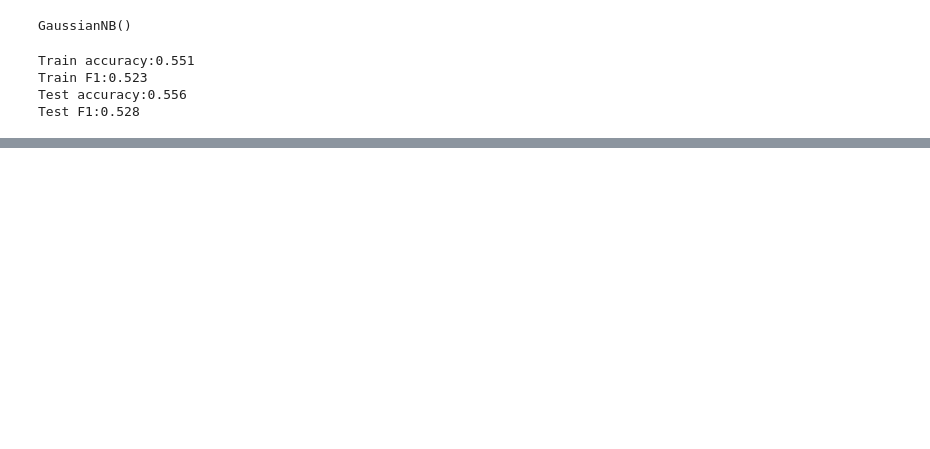
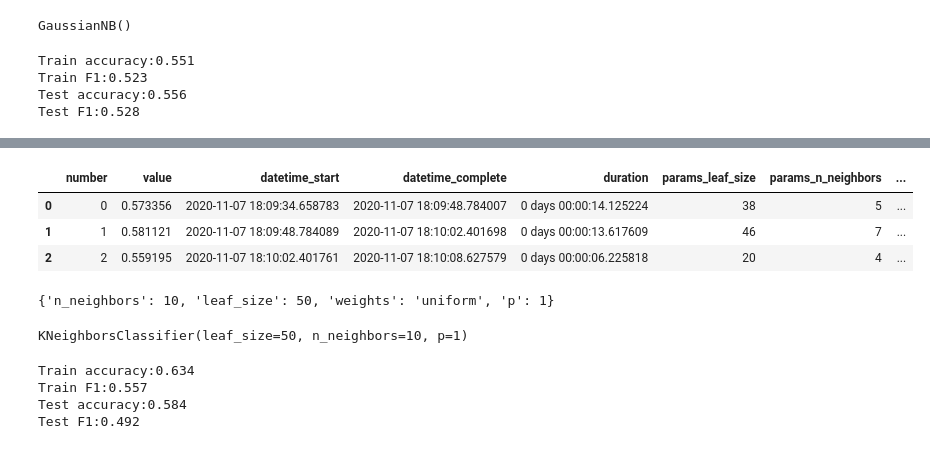
Before and after one commit to ZhiQiu976/MIMIC-Predictive-Modeling, a Jupyter notebook: Naive_bayes.ipynb, the cells around one changed output, grey strips where cells are left out. Cells and saved outputs as stored; diff of their text form; code cells hidden in the pictures; blank space fills up the shorter version.

Commit message:
addKNN and parameter tuning

```diff
--- a/Naive_bayes.ipynb
+++ b/Naive_bayes.ipynb
@@ -37,0 +185,23 @@ Test F1:0.528
+# %%
+optuna.logging.set_verbosity(0)
+# %%
+objective1 = Objective(X_train, y_train)
+study1 = optuna.create_study(direction='maximize')
+study1.optimize(objective1, n_trials=500)
+# %%
+df_results2 = study1.trials_dataframe()
+df_results2.head(3)
+# %% [output]
+|  | number | value | datetime_start | datetime_complete | duration | params_leaf_size | params_n_neighbors | ... |
+| 0 | 0 | 0.573356 | 2020-11-07 18:09:34.658783 | 2020-11-07 18:09:48.784007 | 0 days 00:00:14.125224 | 38 | 5 | ... |
+| 1 | 1 | 0.581121 | 2020-11-07 18:09:48.784089 | 2020-11-07 18:10:02.401698 | 0 days 00:00:13.617609 | 46 | 7 | ... |
+| 2 | 2 | 0.559195 | 2020-11-07 18:10:02.401761 | 2020-11-07 18:10:08.627579 | 0 days 00:00:06.225818 | 20 | 4 | ... |
+# %%
+study1.best_params
+# %% [output]
+{'n_neighbors': 10, 'leaf_size': 50, 'weights': 'uniform', 'p': 1}
+# %%
+knn_op = KNeighborsClassifier(n_neighbors=10, leaf_size=50, weights='uniform', p=1)
+knn_op.fit(X_train, y_train)
+# %% [output]
+KNeighborsClassifier(leaf_size=50, n_neighbors=10, p=1)
@@ -37,0 +211,10 @@ Test F1:0.528
+# %%
+print('Train accuracy:{}'.format(round(accuracy_score(y_train, train_pred_knn),3)))
+print('Train F1:{}'.format(round(f1_score(y_train, train_pred_knn, average='weighted'),3)))
+print('Test accuracy:{}'.format(round(accuracy_score(y_test, test_pred_knn),3)))
+print('Test F1:{}'.format(round(f1_score(y_test, test_pred_knn, average='weighted'),3)))
+# %% [output]
+Train accuracy:0.634
+Train F1:0.557
+Test accuracy:0.584
+Test F1:0.492
```
Also changed, not shown: parts of 35 cells of this notebook.
